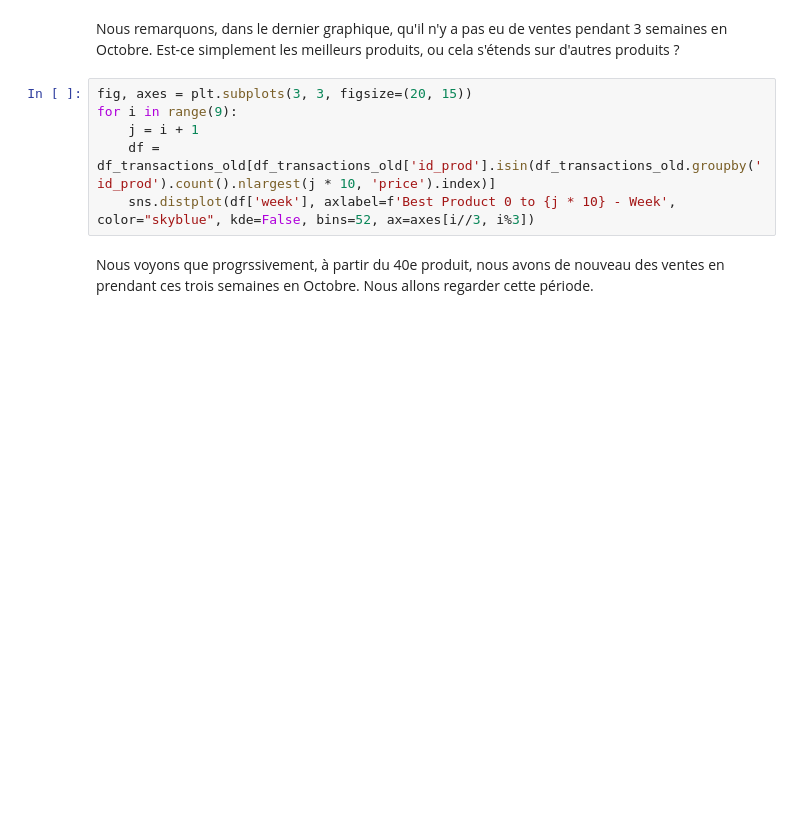
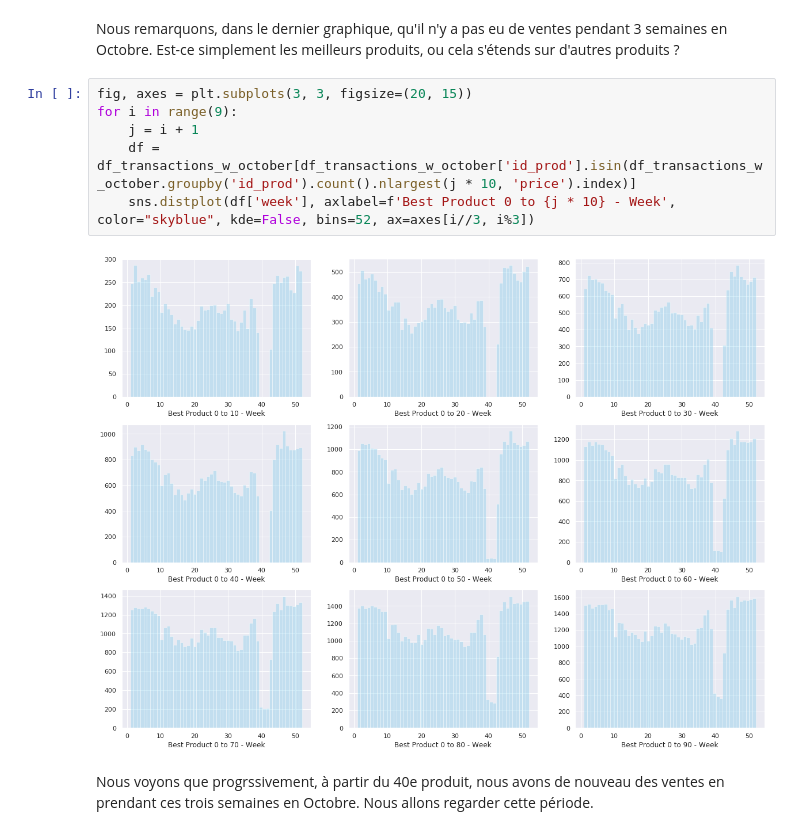
Before and after one commit to FranckDELRUE/OCR-Project-4-DAn, a Jupyter notebook: P4_02_scriptanalyse.ipynb, the cells around one changed output. Saved outputs shown, nothing was run; the diff lists cells and outputs as text; blank space fills up the shorter version.

```diff
--- a/P4_02_scriptanalyse.ipynb
+++ b/P4_02_scriptanalyse.ipynb
@@ -863,9 +924,11 @@ Nous remarquons, dans le dernier graphique, qu'il n'y a pas eu de ventes pendant
 # %%
 fig, axes = plt.subplots(3, 3, figsize=(20, 15))
 for i in range(9):
     j = i + 1
-    df = df_transactions_old[df_transactions_old['id_prod'].isin(df_transactions_old.groupby('id_prod').count().nlargest(j * 10, 'price').index)]
+    df = df_transactions_w_october[df_transactions_w_october['id_prod'].isin(df_transactions_w_october.groupby('id_prod').count().nlargest(j * 10, 'price').index)]
     sns.distplot(df['week'], axlabel=f'Best Product 0 to {j * 10} - Week', color="skyblue", kde=False, bins=52, ax=axes[i//3, i%3])
+# %% [output]
+[figure, added]
 # %% [markdown]
 Nous voyons que progrssivement, à partir du 40e produit, nous avons de nouveau des ventes en prendant ces trois semaines en Octobre. Nous allons regarder cette période.
 # %%
```
Also changed, not shown: parts of 13 cells of this notebook, 6 other files.
